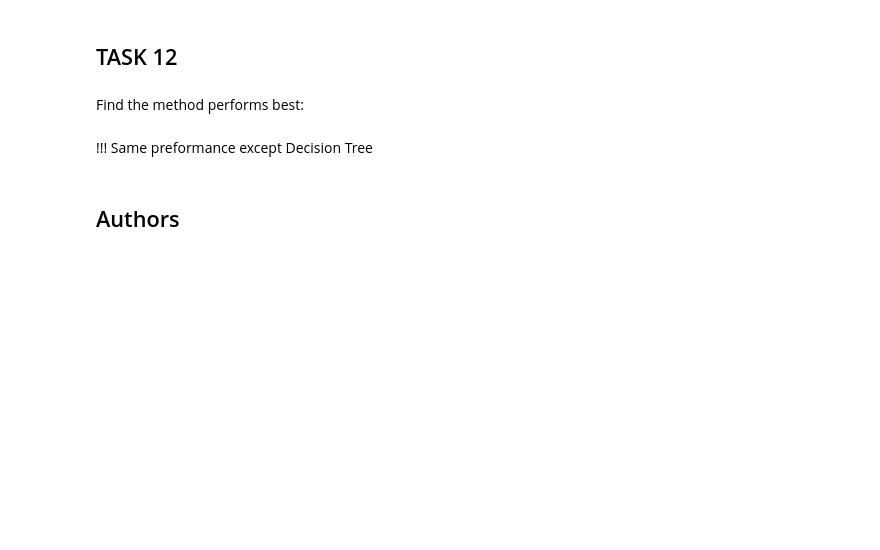
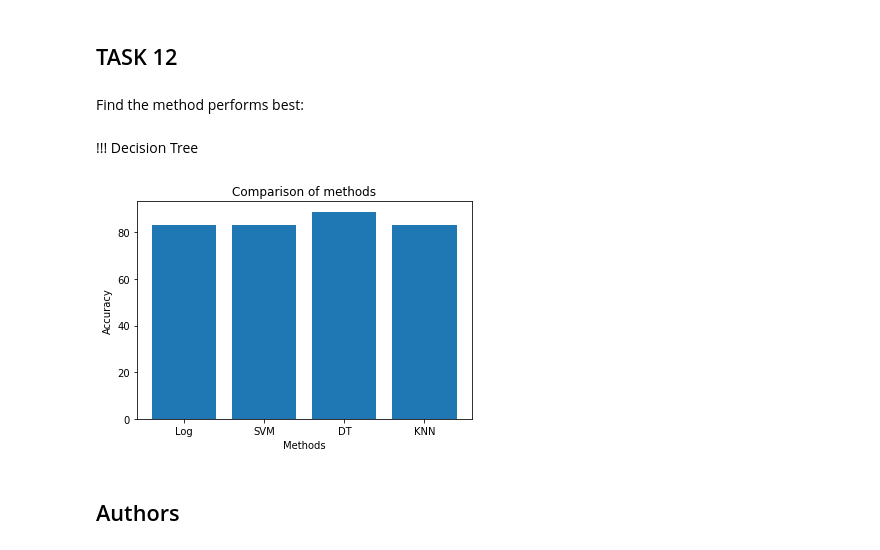
Before and after one commit to Chu4nQ1n/Applied-Data-Science-Capstone, a Jupyter notebook: Machine Learning Prediction.ipynb, the cells around one changed output. Drawn from its saved outputs; the diff is of its cells as text; code cells hidden in the pictures; blank space fills up the shorter version.

```diff
--- a/Machine Learning Prediction.ipynb
+++ b/Machine Learning Prediction.ipynb
@@ -313,7 +313,18 @@ plot_confusion_matrix(Y_test,yhat)
 # %% [markdown]
 Find the method performs best:
 # %% [markdown]
-!!! Same preformance except Decision Tree
+!!!  Decision Tree
+# %%
+method = ['Log','SVM','DT','KNN']
+acc = [83.3, 83.3, 88.9, 83.3]
+fig = plt.figure(figsize = (6, 4))
+plt.bar(method, acc)
+plt.xlabel("Methods")
+plt.ylabel("Accuracy")
+plt.title("Comparison of methods")
+plt.show()
+# %% [output]
+[figure, added]
 # %% [markdown]
 ## Authors
 # %% [markdown]
```
Also changed, not shown: parts of 3 cells of this notebook.
